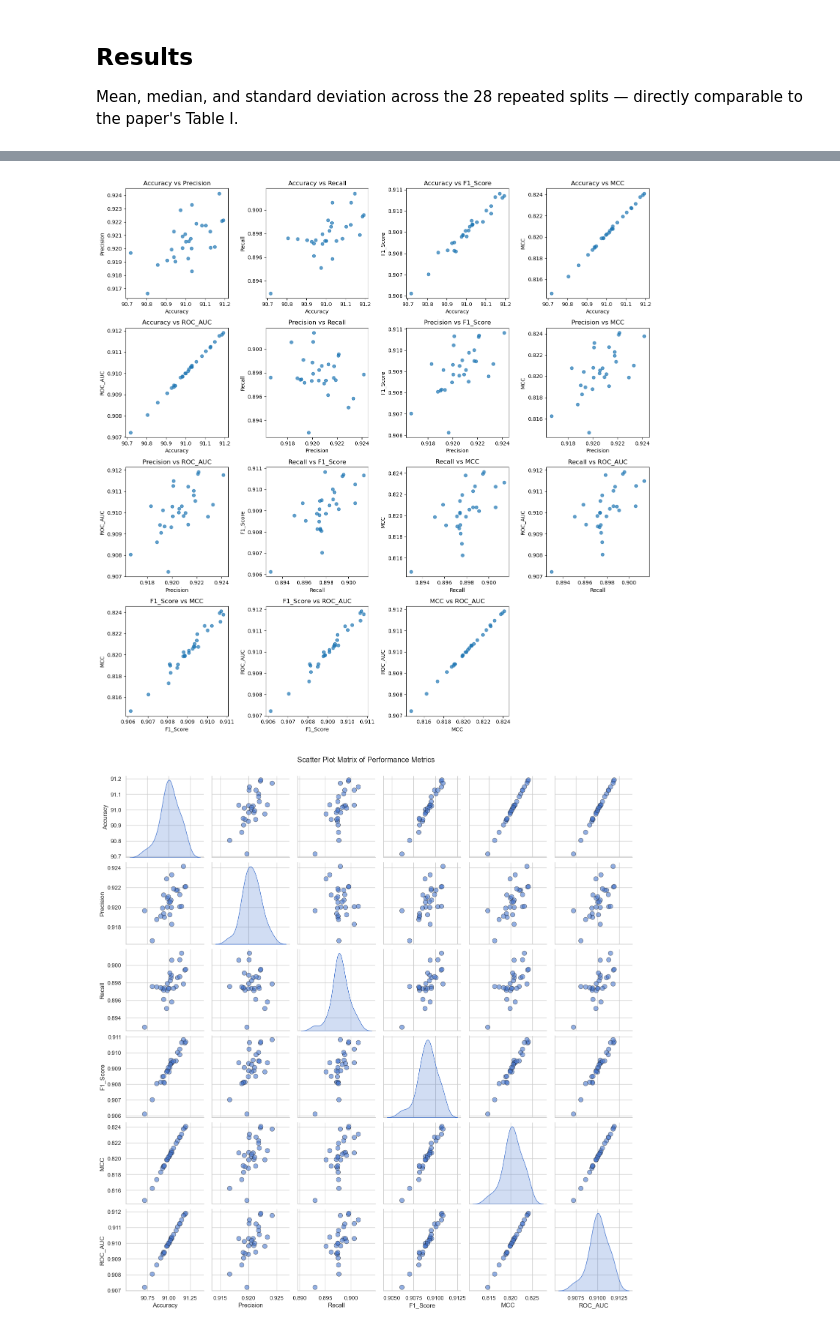
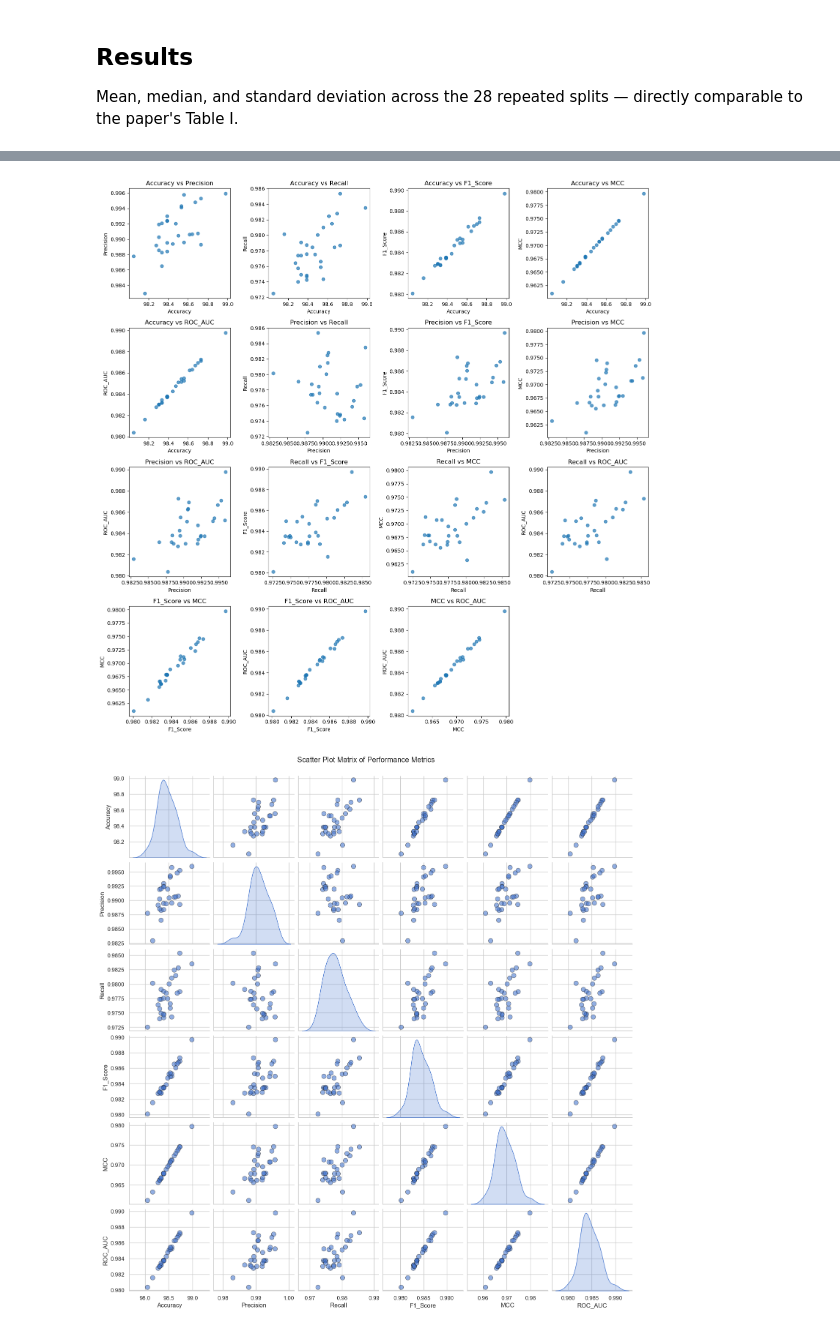
Before and after one commit to andrewheejay/Authentivox, a Jupyter notebook: voice_phishing_detection.ipynb, the cells around one changed output, grey strips where cells are left out. Saved outputs shown, nothing was run; the diff lists cells and outputs as text; code cells hidden in the pictures.

Commit message:
Train on recovered balanced dataset, matching the paper's reported results

```diff
--- a/voice_phishing_detection.ipynb
+++ b/voice_phishing_detection.ipynb
@@ -88,8 +77,12 @@ Splits features from labels and binarizes the label column (REAL/FAKE → 0/1).
 # %%
-X = p_df.drop(columns=['LABEL'])
-y = p_df['LABEL']
+df = pd.read_csv('dataset/DATASET-balanced.csv')
+print(f"shape: {df.shape}")
+print(df['LABEL'].value_counts())
+
+X = df.drop(columns=['LABEL'])
+y_raw = df['LABEL']
 
 from sklearn import preprocessing
 lb = preprocessing.LabelBinarizer()
-lb.fit(y)
-y = lb.transform(y).ravel()
+lb.fit(y_raw)
+y = lb.transform(y_raw).ravel()
@@ -105,21 +104,11 @@ import time
 
 n_repeats = 28
 
-real_idx = p_df.index[p_df['LABEL'] == 'REAL']
-fake_idx = p_df.index[p_df['LABEL'] == 'FAKE']
-print(f"real frames: {len(real_idx)}, fake frames: {len(fake_idx)}")
-
 acc_score, prec_score, rec_score, f1s, MCCs, ROCareas = [], [], [], [], [], []
 
 start = time.time()
 for i in range(n_repeats):
-    sampled_fake_idx = np.random.RandomState(i).choice(fake_idx, size=len(real_idx), replace=False)
-    balanced_idx = np.concatenate([real_idx, sampled_fake_idx])
-
-    X_bal = X.loc[balanced_idx]
-    y_bal = y[balanced_idx]
-
-    X_train, X_test, y_train, y_test = train_test_split(X_bal, y_bal, test_size=0.3, random_state=i)
+    X_train, X_test, y_train, y_test = train_test_split(X, y, test_size=0.3, random_state=i)
 
     model = RandomForestClassifier(n_estimators=50, random_state=i)
     model.fit(X_train, y_train)
@@ -213,7 +201,7 @@ data = {
     "MCC": MCCs,
     "ROC_AUC": ROCareas,
 }
-df = pd.DataFrame(data)
+df_results = pd.DataFrame(data)
 
 pairs = [
     ("Accuracy", "Precision"), ("Accuracy", "Recall"), ("Accuracy", "F1_Score"),
@@ -226,23 +214,23 @@ pairs = [
 plt.figure(figsize=(15, 15))
 for i, pair in enumerate(pairs, 1):
     plt.subplot(4, 4, i)
-    plt.scatter(df[pair[0]], df[pair[1]], alpha=0.7)
+    plt.scatter(df_results[pair[0]], df_results[pair[1]], alpha=0.7)
     plt.xlabel(pair[0])
     plt.ylabel(pair[1])
     plt.title(f'{pair[0]} vs {pair[1]}')
 plt.tight_layout()
 plt.show()
 # %% [output]
-[figure, old version]
+[figure, new version]
 # %%
 import seaborn as sns
 
 sns.set(style="whitegrid", palette="muted")
-pair_plot = sns.pairplot(df, diag_kind='kde', plot_kws={'alpha': 0.6, 's': 80, 'edgecolor': 'k'})
+pair_plot = sns.pairplot(df_results, diag_kind='kde', plot_kws={'alpha': 0.6, 's': 80, 'edgecolor': 'k'})
 pair_plot.fig.suptitle("Scatter Plot Matrix of Performance Metrics", y=1.02)
 plt.show()
 # %% [output]
-[figure, old version]
+[figure, new version]
 # %% [markdown]
 ## Summary
 
```
Also changed, not shown: parts of 14 cells of this notebook, 2 other files.
